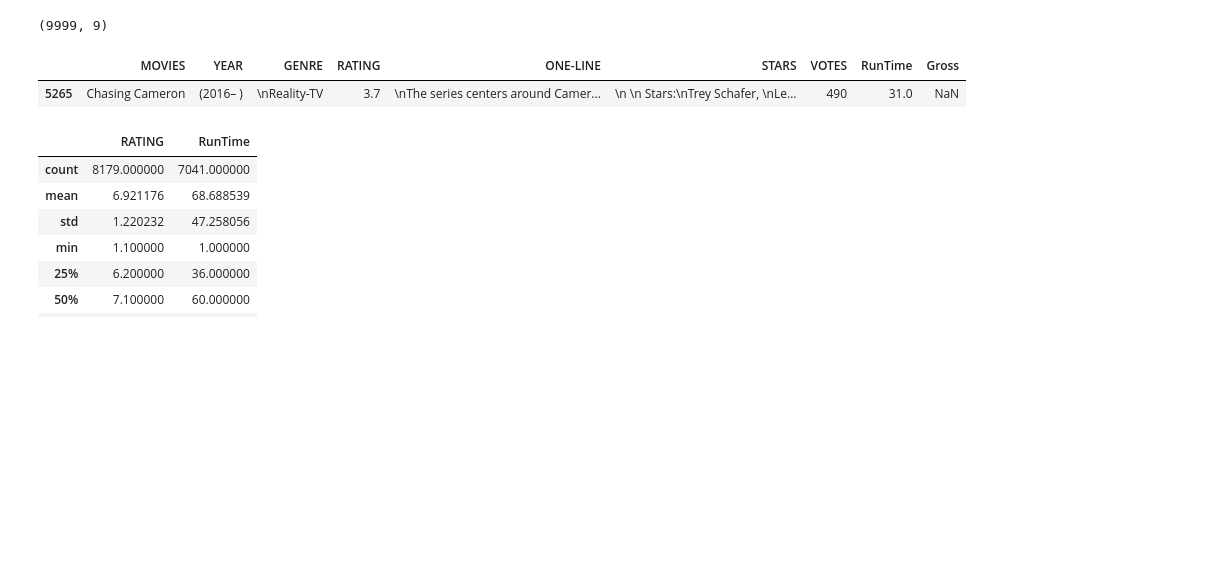
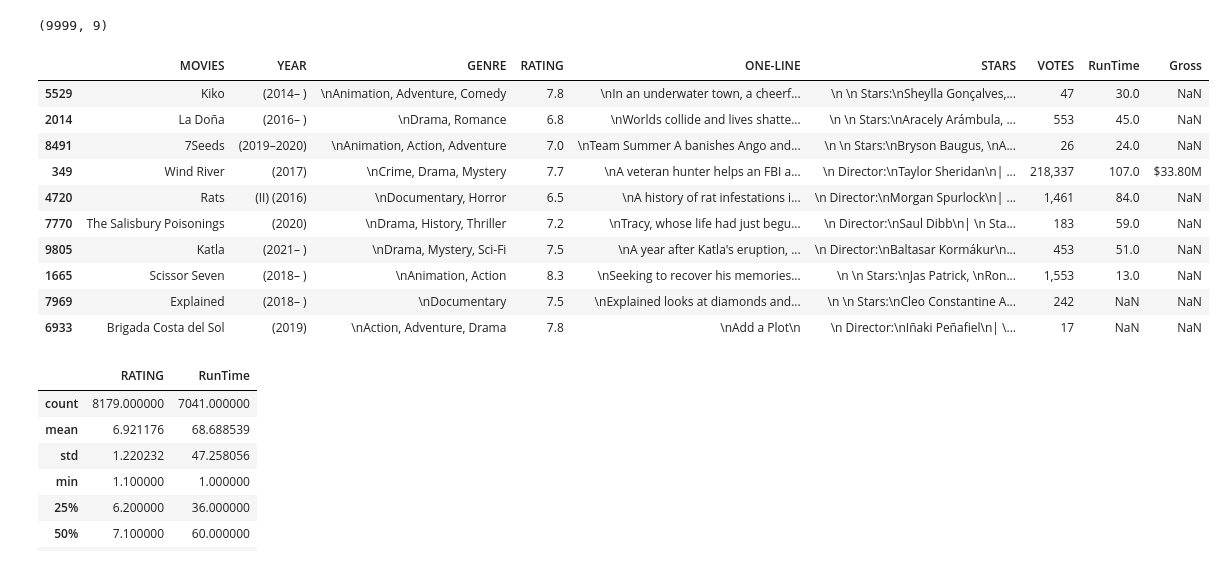
Before and after one commit to UgoChikezie2/Ugo_Chikezie_Project_Files, a Jupyter notebook: MOVIES DATASET FOR FEATURE EXTRACION ,PREDICTION.ipynb, the cells around one changed output. Cells and saved outputs as stored; diff of their text form; code cells hidden in the pictures; blank space fills up the shorter version.

```diff
--- a/MOVIES DATASET FOR FEATURE EXTRACION ,PREDICTION.ipynb
+++ b/MOVIES DATASET FOR FEATURE EXTRACION ,PREDICTION.ipynb
@@ -24,10 +24,19 @@ df.shape
 # %% [output]
 (9999, 9)
 # %%
-df.sample()
+df.sample(10)
 # %% [output]
 |  | MOVIES | YEAR | GENRE | RATING | ONE-LINE | STARS | VOTES | RunTime | Gross |
-| 5265 | Chasing Cameron | (2016– ) | \nReality-TV | 3.7 | \nThe series centers around Camer... | \n \n Stars:\nTrey Schafer, \nLe... | 490 | 31.0 | NaN |
+| 5529 | Kiko | (2014– ) | \nAnimation, Adventure, Comedy | 7.8 | \nIn an underwater town, a cheerf... | \n \n Stars:\nSheylla Gonçalves,... | 47 | 30.0 | NaN |
+| 2014 | La Doña | (2016– ) | \nDrama, Romance | 6.8 | \nWorlds collide and lives shatte... | \n \n Stars:\nAracely Arámbula, ... | 553 | 45.0 | NaN |
+| 8491 | 7Seeds | (2019–2020) | \nAnimation, Action, Adventure | 7.0 | \nTeam Summer A banishes Ango and... | \n \n Stars:\nBryson Baugus, \nA... | 26 | 24.0 | NaN |
+| 349 | Wind River | (2017) | \nCrime, Drama, Mystery | 7.7 | \nA veteran hunter helps an FBI a... | \n Director:\nTaylor Sheridan\n| ... | 218,337 | 107.0 | $33.80M |
+| 4720 | Rats | (II) (2016) | \nDocumentary, Horror | 6.5 | \nA history of rat infestations i... | \n Director:\nMorgan Spurlock\n| ... | 1,461 | 84.0 | NaN |
+| 7770 | The Salisbury Poisonings | (2020) | \nDrama, History, Thriller | 7.2 | \nTracy, whose life had just begu... | \n Director:\nSaul Dibb\n| \n Sta... | 183 | 59.0 | NaN |
+| 9805 | Katla | (2021– ) | \nDrama, Mystery, Sci-Fi | 7.5 | \nA year after Katla's eruption, ... | \n Director:\nBaltasar Kormákur\n... | 453 | 51.0 | NaN |
+| 1665 | Scissor Seven | (2018– ) | \nAnimation, Action | 8.3 | \nSeeking to recover his memories... | \n \n Stars:\nJas Patrick, \nRon... | 1,553 | 13.0 | NaN |
+| 7969 | Explained | (2018– ) | \nDocumentary | 7.5 | \nExplained looks at diamonds and... | \n \n Stars:\nCleo Constantine A... | 242 | NaN | NaN |
+| 6933 | Brigada Costa del Sol | (2019) | \nAction, Adventure, Drama | 7.8 | \nAdd a Plot\n | \n Director:\nIñaki Peñafiel\n| \... | 17 | NaN | NaN |
 # %%
 df.describe()
 # %% [output]
```
Also changed, not shown: parts of 32 cells of this notebook.
